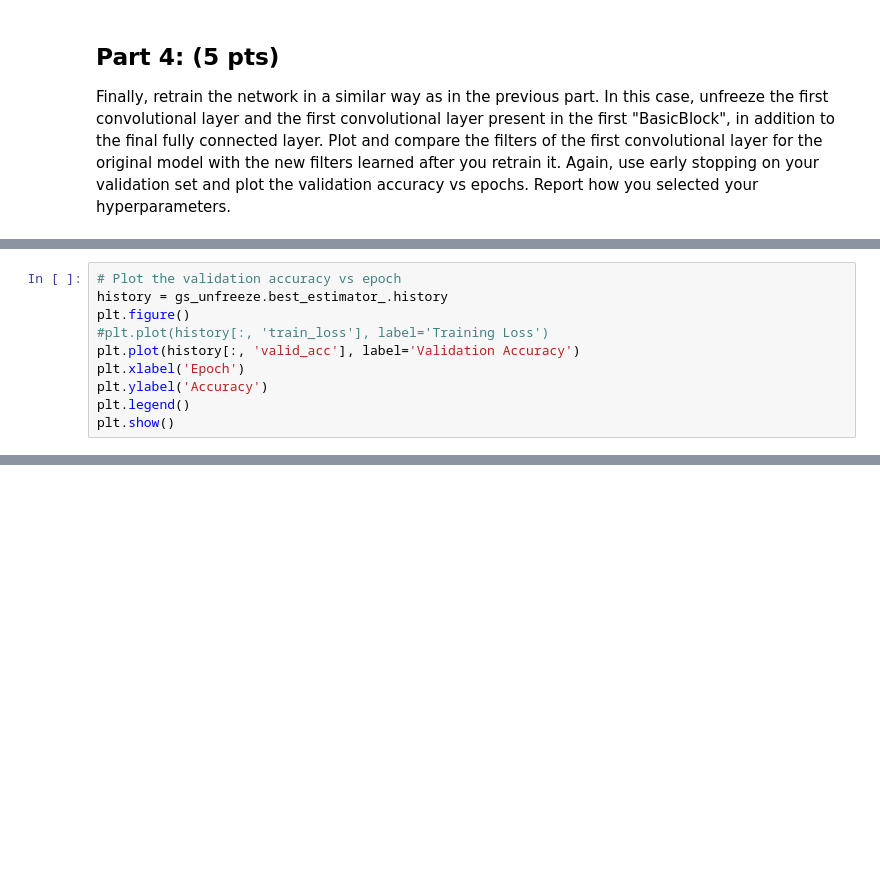
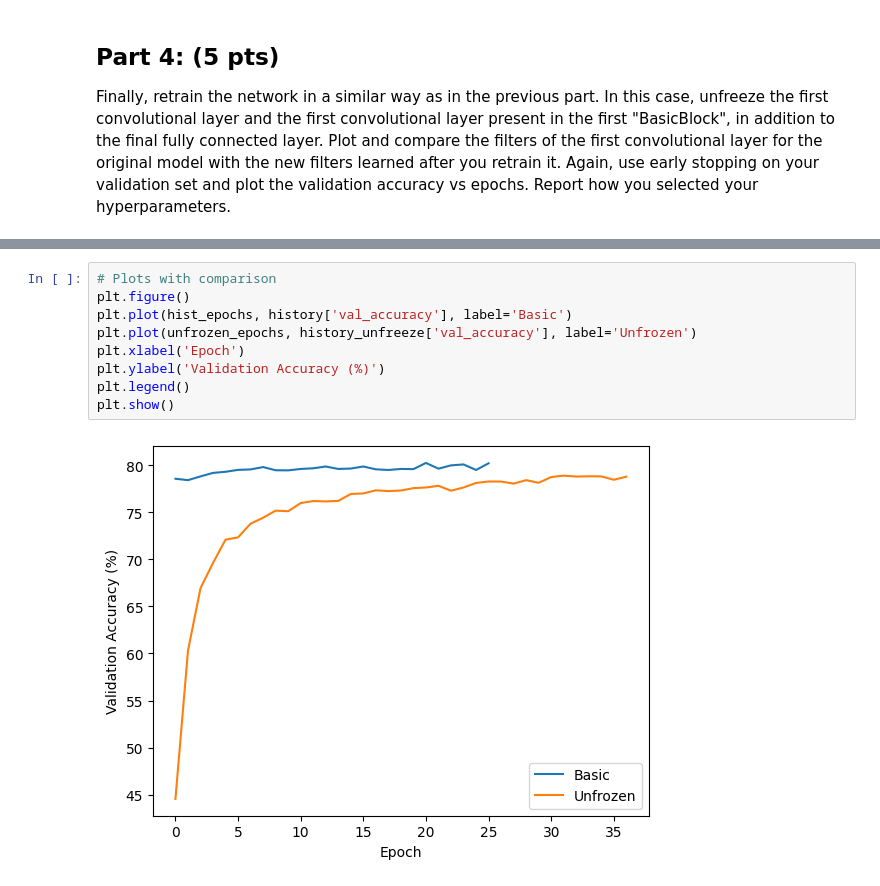
Before and after one commit to Jagardiner97/STAT-6685, a Jupyter notebook: HW4/src/transfer.ipynb, the cells around one changed output, grey strips where cells are left out. Drawn from its saved outputs; the diff is of its cells as text; blank space fills up the shorter version.

```diff
--- a/HW4/src/transfer.ipynb
+++ b/HW4/src/transfer.ipynb
@@ -376,10 +345,0 @@ gs.best_estimator_.score(test_images, test_labels)
-# %%
-# Plot the validation accuracy vs epoch
-history = gs_unfreeze.best_estimator_.history
-plt.figure()
-#plt.plot(history[:, 'train_loss'], label='Training Loss')
-plt.plot(history[:, 'valid_acc'], label='Validation Accuracy')
-plt.xlabel('Epoch')
-plt.ylabel('Accuracy')
-plt.legend()
-plt.show()
@@ -388,3 +444,14 @@ plt.show()
+# %%
+# Plots with comparison
+plt.figure()
+plt.plot(hist_epochs, history['val_accuracy'], label='Basic')
+plt.plot(unfrozen_epochs, history_unfreeze['val_accuracy'], label='Unfrozen')
+plt.xlabel('Epoch')
+plt.ylabel('Validation Accuracy (%)')
+plt.legend()
+plt.show()
+# %% [output]
+[figure, added]
 # %%
 # Compare the filters of the first convolutional layer
 fig, axs = plt.subplots(1, 2, figsize=(10,4))
```
Also changed, not shown: parts of 25 cells of this notebook.
